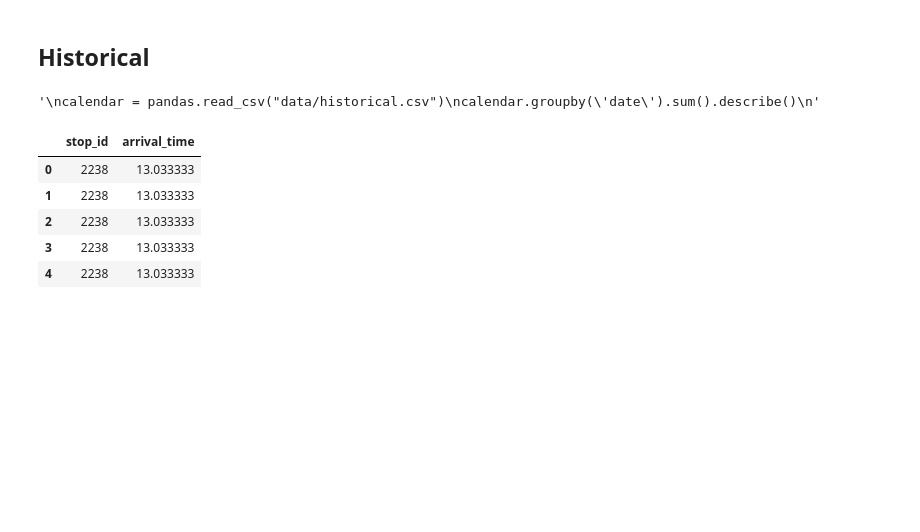
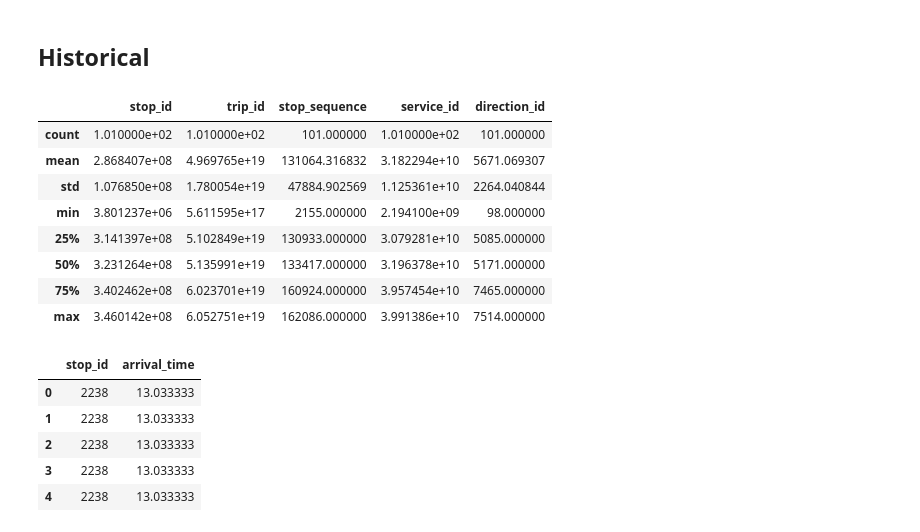
Before and after one commit to StanislasDOZIAS/INF442, a Jupyter notebook: preprocessing.ipynb, the cells around one changed output. Cells and saved outputs as stored; diff of their text form; code cells hidden in the pictures; blank space fills up the shorter version.

```diff
--- a/preprocessing.ipynb
+++ b/preprocessing.ipynb
@@ -127,12 +58,18 @@ sns.displot(stop_times['arrival_time'])
 # %% [markdown]
 ## Historical
 # %%
-"""
 calendar = pandas.read_csv("data/historical.csv")
 calendar.groupby('date').sum().describe()
-"""
 # %% [output]
-'\ncalendar = pandas.read_csv("data/historical.csv")\ncalendar.groupby(\'date\').sum().describe()\n'
+|  | stop_id | trip_id | stop_sequence | service_id | direction_id |
+| count | 1.010000e+02 | 1.010000e+02 | 101.000000 | 1.010000e+02 | 101.000000 |
+| mean | 2.868407e+08 | 4.969765e+19 | 131064.316832 | 3.182294e+10 | 5671.069307 |
+| std | 1.076850e+08 | 1.780054e+19 | 47884.902569 | 1.125361e+10 | 2264.040844 |
+| min | 3.801237e+06 | 5.611595e+17 | 2155.000000 | 2.194100e+09 | 98.000000 |
+| 25% | 3.141397e+08 | 5.102849e+19 | 130933.000000 | 3.079281e+10 | 5085.000000 |
+| 50% | 3.231264e+08 | 5.135991e+19 | 133417.000000 | 3.196378e+10 | 5171.000000 |
+| 75% | 3.402462e+08 | 6.023701e+19 | 160924.000000 | 3.957454e+10 | 7465.000000 |
+| max | 3.460142e+08 | 6.052751e+19 | 162086.000000 | 3.991386e+10 | 7514.000000 |
 # %%
 nb_jours_historical = 101
 # %%
```
Also changed, not shown: parts of 23 cells of this notebook.
